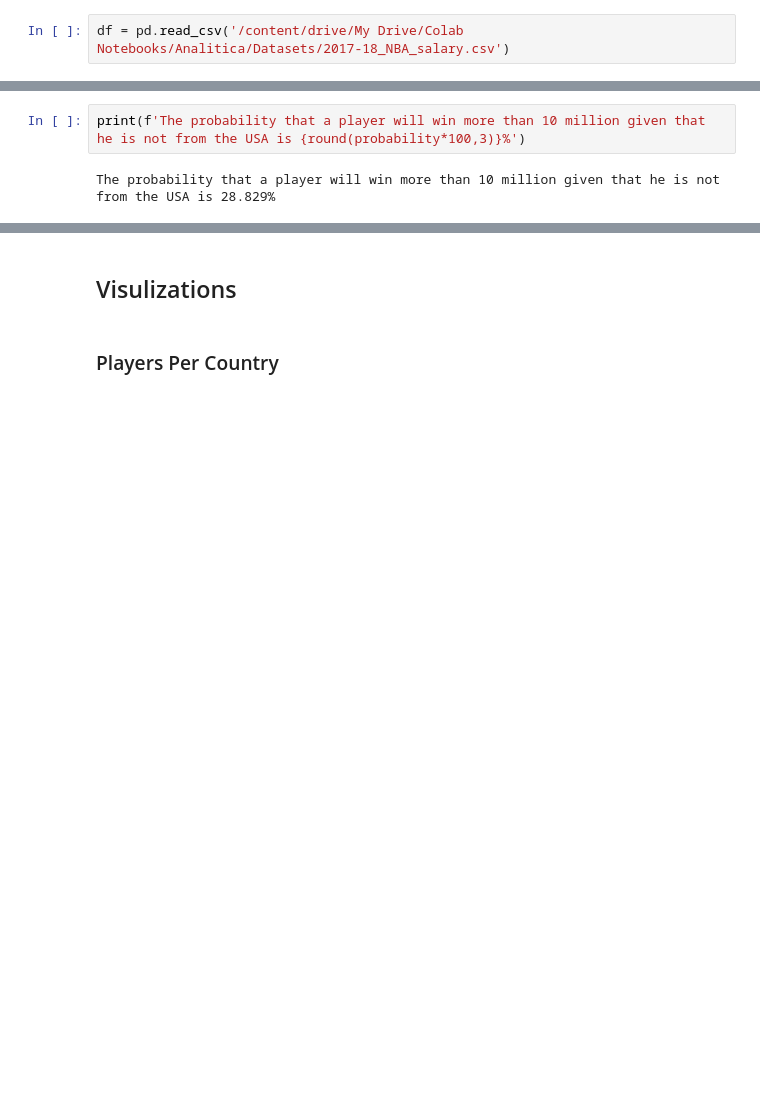
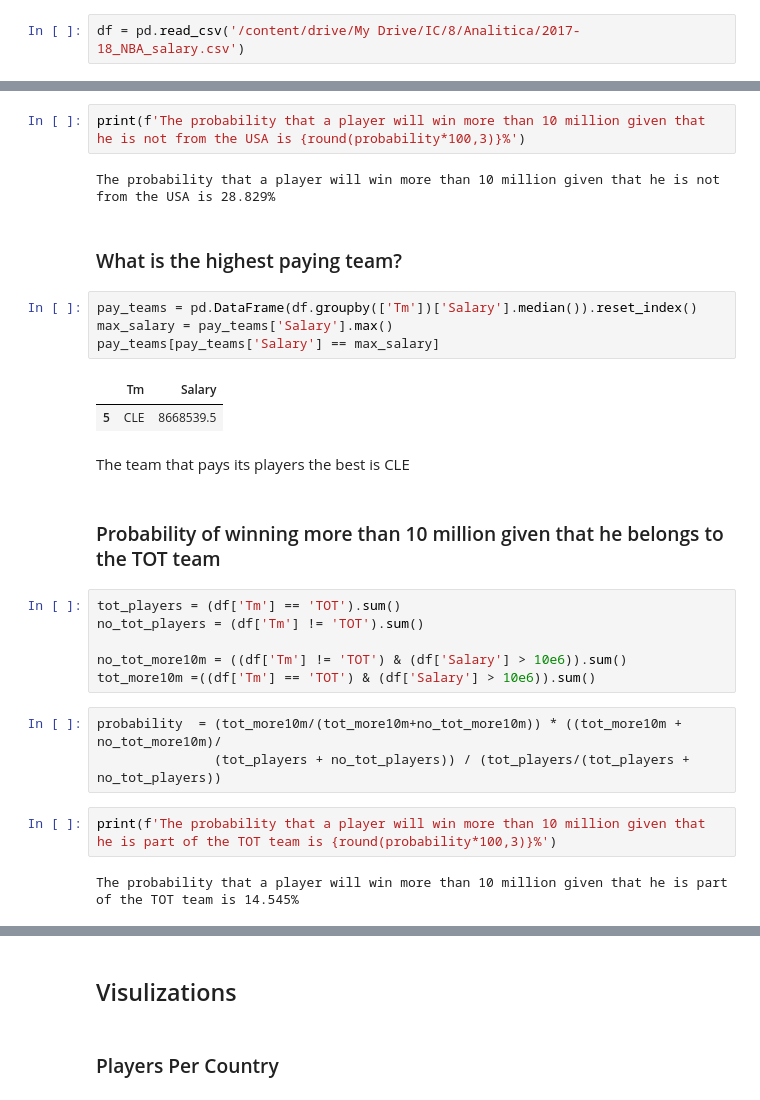
Before and after one commit to Kzarama/Analitics, a Jupyter notebook: final_project/Notebooks/NBA_Salary_EDA.ipynb, the cells around one changed output, grey strips where cells are left out. Drawn from its saved outputs; the diff is of its cells as text; blank space fills up the shorter version.

```diff
--- a/final_project/Notebooks/NBA_Salary_EDA.ipynb
+++ b/final_project/Notebooks/NBA_Salary_EDA.ipynb
@@ -79,7 +116,7 @@ Mounted at /content/drive
 ### Load Dataset
 Loading the data from a CSV file
 # %%
-df = pd.read_csv('/content/drive/My Drive/Colab Notebooks/Analitica/Datasets/2017-18_NBA_salary.csv')
+df = pd.read_csv('/content/drive/My Drive/IC/8/Analitica/2017-18_NBA_salary.csv')
 # %% [markdown]
 ## Data Staging
 Overview of the data in its current state
@@ -343,3 +380,29 @@ probability =  (no_usa_more10m / (no_usa_more10m  +usa_more10m)) * ((no_usa_more
 print(f'The probability that a player will win more than 10 million given that he is not from the USA is {round(probability*100,3)}%')
 # %% [output]
 The probability that a player will win more than 10 million given that he is not from the USA is 28.829%
+# %% [markdown]
+### What is the highest paying team?
+# %%
+pay_teams = pd.DataFrame(df.groupby(['Tm'])['Salary'].median()).reset_index()
+max_salary = pay_teams['Salary'].max()
+pay_teams[pay_teams['Salary'] == max_salary]
+# %% [output]
+|  | Tm | Salary |
+| 5 | CLE | 8668539.5 |
+# %% [markdown]
+The team that pays its players the best is CLE
+# %% [markdown]
+### Probability of winning more than 10 million given that he belongs to the TOT team
+# %%
+tot_players = (df['Tm'] == 'TOT').sum()
+no_tot_players = (df['Tm'] != 'TOT').sum()
+
+no_tot_more10m = ((df['Tm'] != 'TOT') & (df['Salary'] > 10e6)).sum()
+tot_more10m =((df['Tm'] == 'TOT') & (df['Salary'] > 10e6)).sum()
+# %%
+probability  = (tot_more10m/(tot_more10m+no_tot_more10m)) * ((tot_more10m + no_tot_more10m)/
+               (tot_players + no_tot_players)) / (tot_players/(tot_players + no_tot_players))
+# %%
+print(f'The probability that a player will win more than 10 million given that he is part of the TOT team is {round(probability*100,3)}%')
+# %% [output]
+The probability that a player will win more than 10 million given that he is part of the TOT team is 14.545%
```
Also changed, not shown: parts of 59 cells of this notebook, 14 other files.
